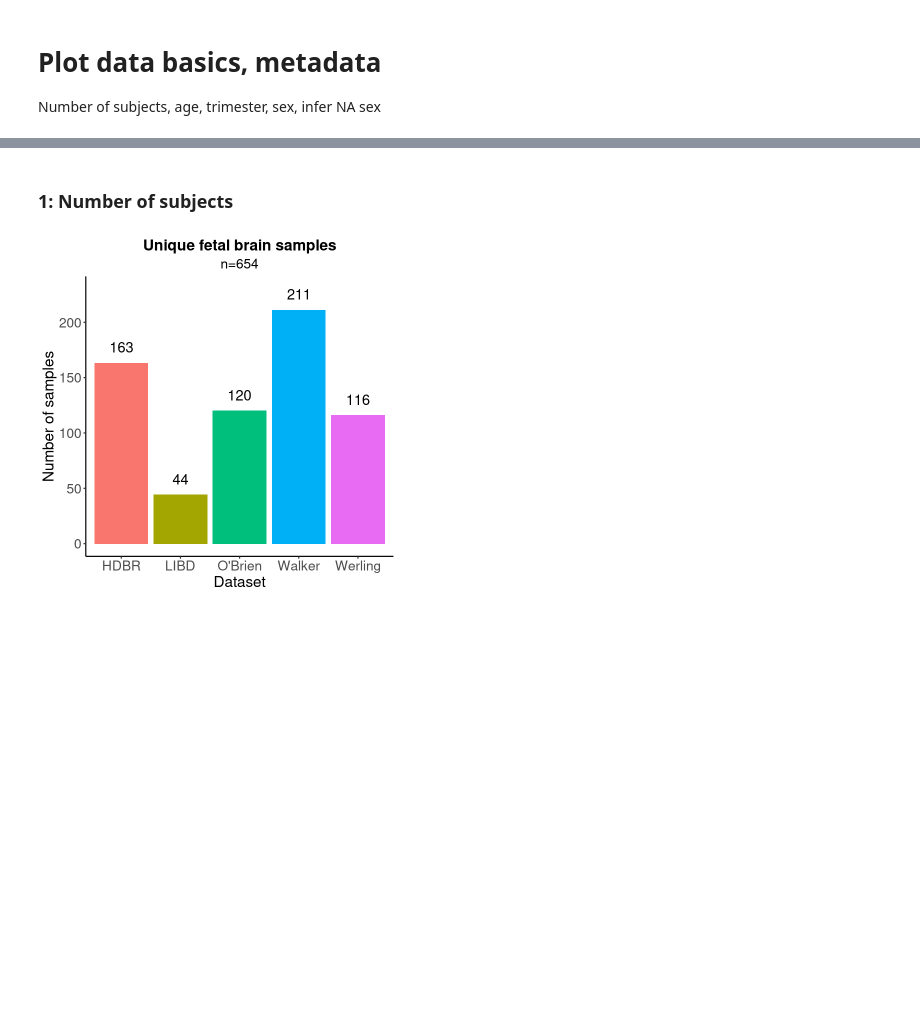
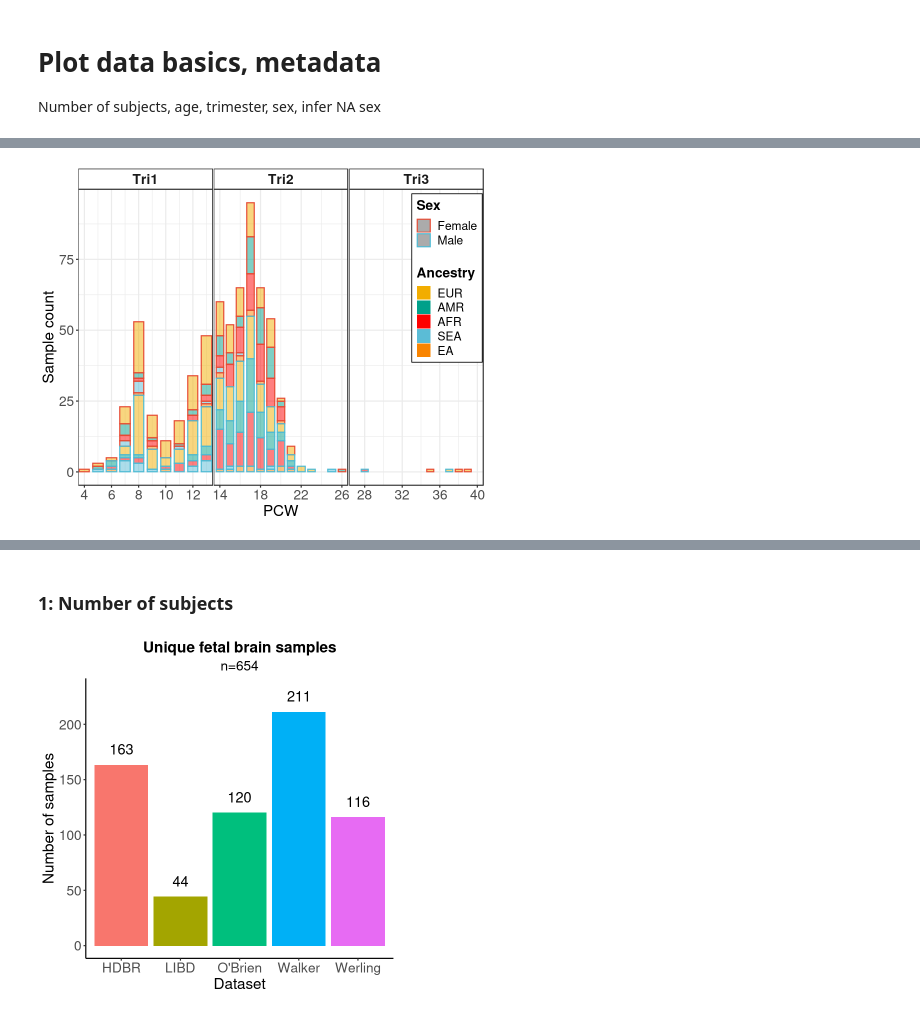
Before and after one commit to gandallab/devBrain_xQTL, a Jupyter notebook: code/04-QTL/cis-eQTL/metadata.ipynb, the cells around one changed output, grey strips where cells are left out. Cells and saved outputs as stored; diff of their text form; code cells hidden in the pictures; blank space fills up the shorter version.

```diff
--- a/code/04-QTL/cis-eQTL/metadata.ipynb
+++ b/code/04-QTL/cis-eQTL/metadata.ipynb
@@ -25,0 +57,6 @@ The following object is masked from ‘package:purrr’:
+# %%
+meta_df <- meta
+meta_df$pcw <- round(meta_df$pcw)
+meta_df <- meta_df %>% count(pcw, inferSex, ancestry, trimester)
+head(meta_df)
+dim(meta_df)
@@ -25,0 +74,6 @@ The following object is masked from ‘package:purrr’:
+# %%
+meta_df$trimester <- factor(meta_df$trimester, levels = c("1", "2", "3"),
+                                   labels = c("Tri1", "Tri2", "Tri3"))
+# %%
+meta_df$ancestry <- factor(meta_df$ancestry, levels = c("eur", "afr", "amr", "sea", "ea"),
+                                   labels = c("EUR", "AMR", "AFR", "SEA", "EA"))
@@ -25,0 +93,32 @@ The following object is masked from ‘package:purrr’:
+# %%
+pal <- c("AFR" = "#FF0000", "AMR" = "#00A08A", "EUR" = "#F2AD00",
+         "EA" = "#F98400", "SEA" = "#5BBCD6")
+
+scales <- list(
+  scale_x_continuous(breaks = c(4, 6, 8, 10, 12), limits = c(4, 13)),
+  scale_x_continuous(breaks = c(14, 18, 22, 26), limits = c(14, 26)),
+  scale_x_continuous(breaks = c(28, 32, 36, 40),limits = c(27, 40)))
+# %%
+options(repr.plot.height = 6, repr.plot.width = 7.5)
+
+ggplot(meta_df, aes(x = pcw, alpha = inferSex, fill = ancestry, y = n, color = inferSex)) +
+  geom_bar(position = "stack", stat = "identity", width = 0.75) +
+  facet_wrap(~trimester, scales = "free_x") +
+  labs(x = "PCW", y = "Sample count") +
+  theme_bw() +
+  theme(axis.text = element_text(size = 16),
+        axis.title = element_text(size = 18),
+        legend.text = element_text(size = 14),
+        legend.title = element_text(size = 16, face = "bold"),
+        legend.position = c(0.91, 0.7),
+        panel.spacing.x = unit(0.1, "lines"),
+        legend.background = element_blank(),
+        legend.box.background = element_rect(colour = "black"),
+        strip.text = element_text(size = 16, face = "bold"),
+        strip.background = element_rect(fill = "white")) +
+  scale_alpha_manual(values = c(0.5, 0.5), labels = c("Female", "Male"), name = "Sex") +
+  scale_color_manual(values = c("#E64B35FF", "#4DBBD5FF"), labels = c("Female", "Male"), name = "Sex") +
+  scale_fill_manual(values = pal, name = "Ancestry") +
+  ggh4x::facetted_pos_scales(x = scales)
+# %% [output]
+[figure, added]
```
Also changed, not shown: parts of 8 cells of this notebook, 2 other files.
